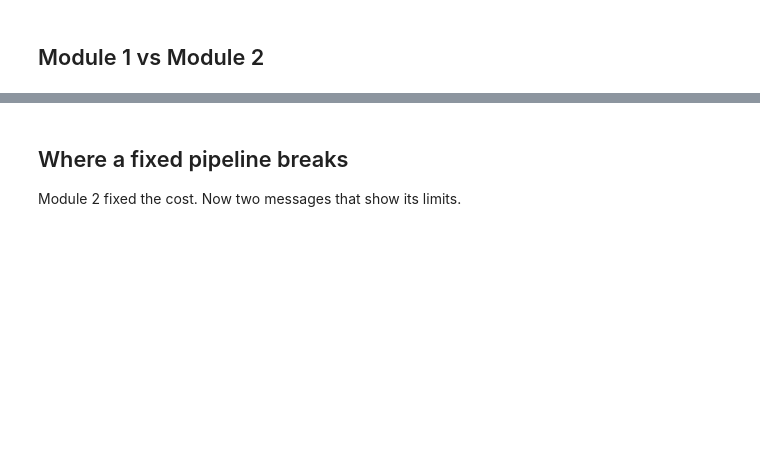
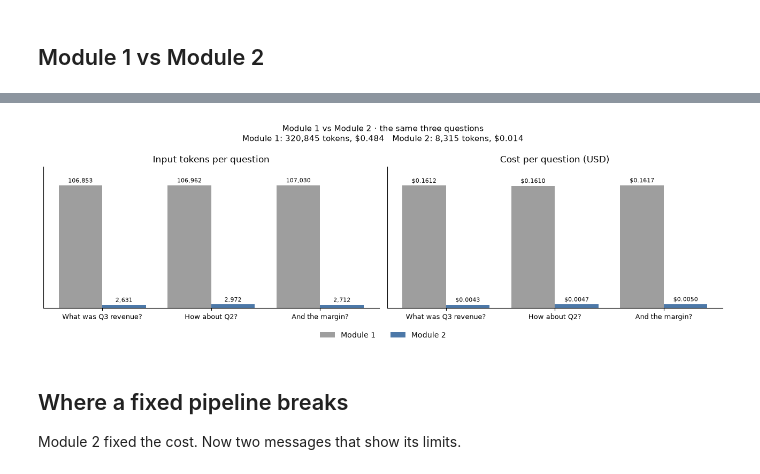
Before and after one commit to Parv17k/AgenticRAGLabs, a Jupyter notebook: demos/module_2_send_only_what_matters.ipynb, the cells around one changed output, grey strips where cells are left out. Cells and saved outputs as stored; diff of their text form; code cells hidden in the pictures; blank space fills up the shorter version.

```diff
--- a/demos/module_2_send_only_what_matters.ipynb
+++ b/demos/module_2_send_only_what_matters.ipynb
@@ -171,7 +278,8 @@ answer("And the margin?")
 # %% [markdown]
 ## Module 1 vs Module 2
 # %%
+module_1 = load_runs("module_1") # what Module 1 measured on the same three questions
 df = pd.DataFrame(runs)
-df["v0_prompt_tokens"] = doc_tokens
-df["reduction"] = (doc_tokens / df["prompt_tokens"]).round().astype(int).astype(str) + "×"
+df["module_1_prompt_tokens"] = [r["prompt_tokens"] for r in module_1] if module_1 else doc_tokens
+df["reduction"] = (df["module_1_prompt_tokens"] / df["prompt_tokens"]).round().astype(int).astype(str) + "×"
 df
@@ -178,3 +291,12 @@ df
+# %%
+save_runs("module_2", runs) # Module 4 charts itself against these
+if module_1:
+    compare({"Module 1": module_1, "Module 2": runs}, "Module 1 vs Module 2 · the same three questions")
+else:
+    print("Run Module 1 first to chart against it.")
+    compare({"Module 2": runs}, "Module 2 · basic RAG")
+# %% [output]
+[figure, added]
 # %% [markdown]
 ## Where a fixed pipeline breaks
 
```
Also changed, not shown: parts of 20 cells of this notebook, 12 other files.
